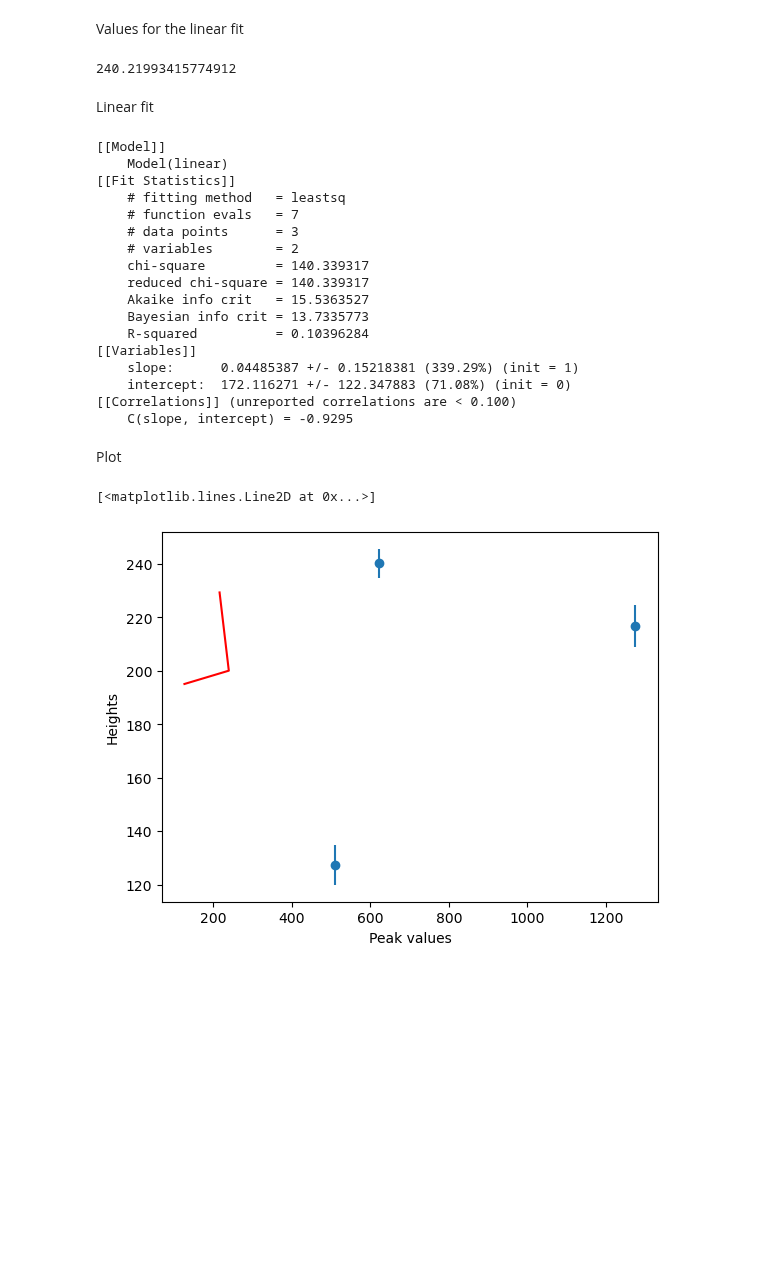
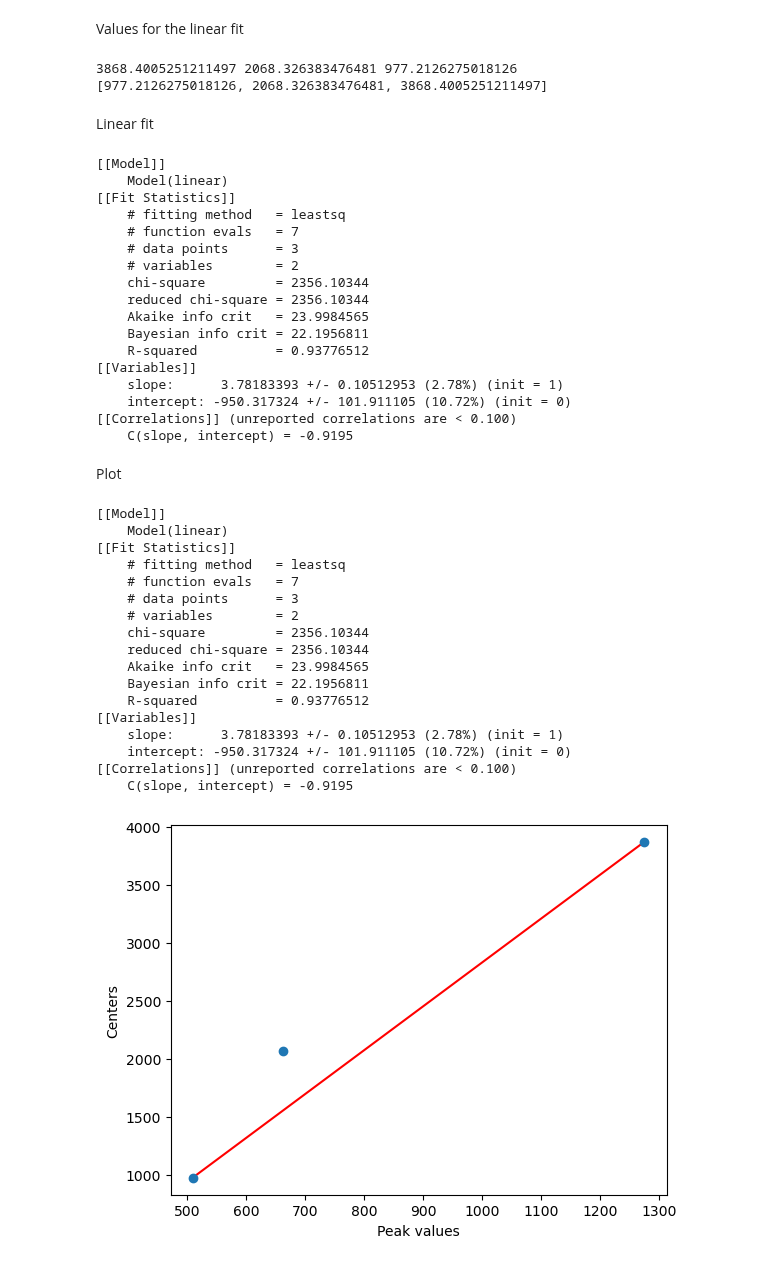
Before and after one commit to SannevWestrenen/NSP2-Particle-Physics---Charley-Sanne, a Jupyter notebook: calibration/Particle Physics - Charley & Sanne.ipynb, the cells around one changed output. Drawn from its saved outputs; the diff is of its cells as text; code cells hidden in the pictures; blank space fills up the shorter version.

Commit message:
Improved calibration fit (heights --> centers)

```diff
--- a/calibration/Particle Physics - Charley & Sanne.ipynb
+++ b/calibration/Particle Physics - Charley & Sanne.ipynb
@@ -27,7 +27,7 @@ y_array = np.array(y)
 # Define ranges of masked / unmasked ranges
 
 # Define the two unmasked x-ranges
-x_min1, x_max1 = 60, 1240
+x_min1, x_max1 = 3600, 4100
 x_min2, x_max2 = 1822, 2336
 
 # Create boolean masks for each unmasked range
@@ -219,35 +205,39 @@ print(result_cs.fit_report())
 Values for the linear fit
 # %%
 
-peak_values = [511, 622, 1274.5] # Peak values in keV
+peak_values = [511, 662, 1274.5] # Peak values in keV - literature
 
-sodium_height_1 = result1.params['g1_height'].value
-sodium_height_2 = result2.params['g2_height'].value
-cesium_height = result_cs.params['cs_height'].value
+sodium_center_1 = result1.params['g1_center'].value
+sodium_center_2 = result2.params['g2_center'].value
+cesium_center = result_cs.params['cs_center'].value
 
-heights = [sodium_height_1, cesium_height, sodium_height_2]
+print(sodium_center_1, sodium_center_2, cesium_center)
 
-sodium_height_2_err = result1.params['g1_height'].stderr
-sodium_height_1_err = result2.params['g2_height'].stderr
-cesium_height_err = result_cs.params['cs_height'].stderr
 
-print(cesium_height)
+centers = [cesium_center, sodium_center_2, sodium_center_1]
+
+sodium_center_2_err = result1.params['g1_center'].stderr
+sodium_center_1_err = result2.params['g2_center'].stderr
+cesium_center_err = result_cs.params['cs_center'].stderr
+
+print(centers)
 # %% [output]
-240.21993415774912
+3868.4005251211497 2068.326383476481 977.2126275018126
+[977.2126275018126, 2068.326383476481, 3868.4005251211497]
 # %% [markdown]
 Linear fit
 # %%
 # create model
 mod_linear = models.LinearModel()
 
-y_err = [sodium_height_1_err, sodium_height_2_err, cesium_height_err]
+y_err = [cesium_center_err, sodium_center_2_err, cesium_center_err]
 
 # initialize array and calculate weights
 y_err_array = np.array(y_err)
 y_inv_err = 1 / y_err_array
 
 # use model to fit
-fit_result = mod_linear.fit(heights, x = peak_values, weights=y_inv_err)
+fit_result = mod_linear.fit(centers, x = peak_values, weights=y_inv_err)
 
 # print fit report
 print(fit_result.fit_report())
@@ -259,27 +249,44 @@ print(fit_result.fit_report())
     # function evals   = 7
     # data points      = 3
     # variables        = 2
-    chi-square         = 140.339317
-    reduced chi-square = 140.339317
-    Akaike info crit   = 15.5363527
-    Bayesian info crit = 13.7335773
-    R-squared          = 0.10396284
+    chi-square         = 2356.10344
+    reduced chi-square = 2356.10344
+    Akaike info crit   = 23.9984565
+    Bayesian info crit = 22.1956811
+    R-squared          = 0.93776512
 [[Variables]]
-    slope:      0.04485387 +/- 0.15218381 (339.29%) (init = 1)
-    intercept:  172.116271 +/- 122.347883 (71.08%) (init = 0)
+    slope:      3.78183393 +/- 0.10512953 (2.78%) (init = 1)
+    intercept: -950.317324 +/- 101.911105 (10.72%) (init = 0)
 [[Correlations]] (unreported correlations are < 0.100)
-    C(slope, intercept) = -0.9295
+    C(slope, intercept) = -0.9195
 # %% [markdown]
 Plot
 # %%
 # create new figure
 plt.figure()
 
 # create errorbar plot with fit
-plt.errorbar(peak_values, heights, yerr=y_err, fmt='o')
+plt.errorbar(peak_values, centers, yerr=y_err, fmt='o')
 plt.xlabel("Peak values")
-plt.ylabel("Heights")
-plt.plot(heights, fit_result.best_fit, 'r-')
+plt.ylabel("Centers")
+plt.plot(peak_values, fit_result.best_fit, 'r-')
+print(fit_result.fit_report())
 # %% [output]
-[<matplotlib.lines.Line2D at 0x...>]
+[[Model]]
+    Model(linear)
+[[Fit Statistics]]
+    # fitting method   = leastsq
+    # function evals   = 7
+    # data points      = 3
+    # variables        = 2
+    chi-square         = 2356.10344
+    reduced chi-square = 2356.10344
+    Akaike info crit   = 23.9984565
+    Bayesian info crit = 22.1956811
+    R-squared          = 0.93776512
+[[Variables]]
+    slope:      3.78183393 +/- 0.10512953 (2.78%) (init = 1)
+    intercept: -950.317324 +/- 101.911105 (10.72%) (init = 0)
+[[Correlations]] (unreported correlations are < 0.100)
+    C(slope, intercept) = -0.9195
-[figure, old version]
+[figure, new version]
```
Also changed, not shown: parts of 5 cells of this notebook.
